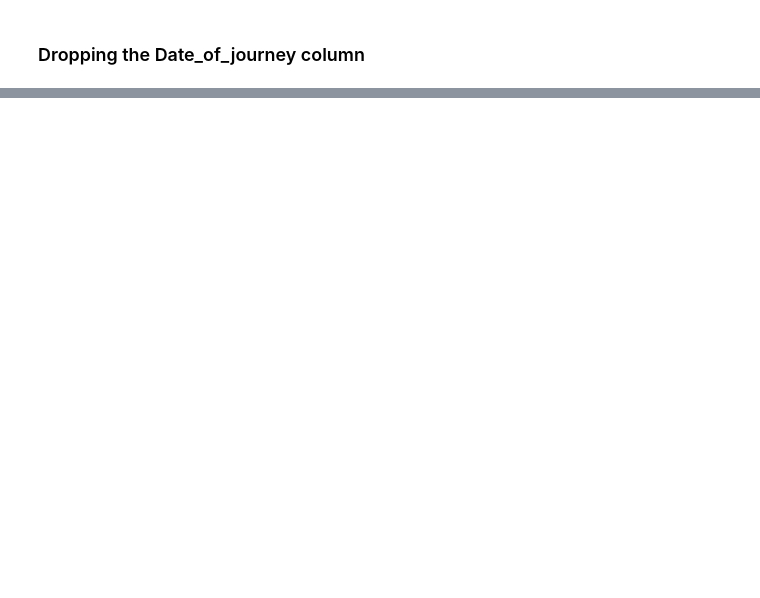
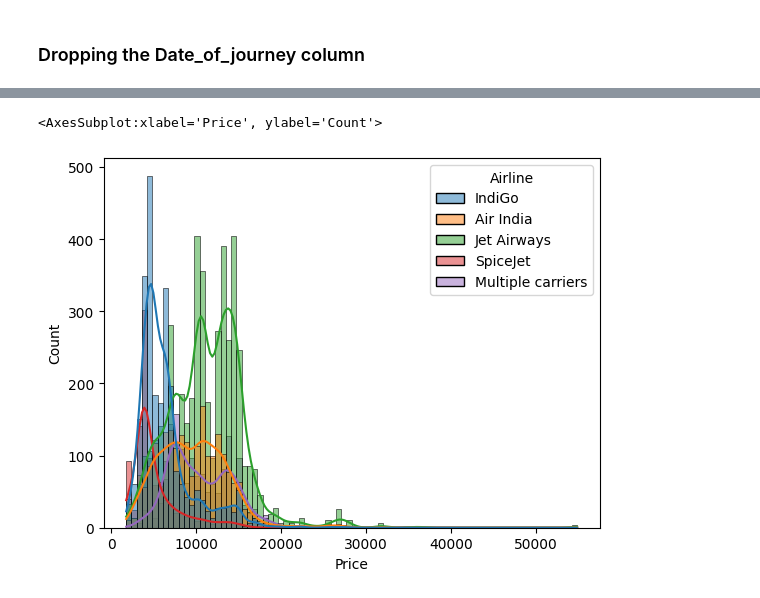
Before and after one commit to priom14/Flight-Price-Prediction-EDA-FE-, a Jupyter notebook: EDA and Feature Engeneering.ipynb, the cells around one changed output, grey strips where cells are left out. Drawn from its saved outputs; the diff is of its cells as text; code cells hidden in the pictures; blank space fills up the shorter version.

```diff
--- a/EDA and Feature Engeneering.ipynb
+++ b/EDA and Feature Engeneering.ipynb
@@ -126,0 +423,5 @@ df.head(2)
+# %%
+sns.histplot(data = df[df['Airline'].isin(df['Airline'].value_counts()[:5].index)] , x = 'Price',kde = True, hue = 'Airline')
+# %% [output]
+<AxesSubplot:xlabel='Price', ylabel='Count'>
+[figure, added]
```
Also changed, not shown: parts of 60 cells of this notebook.
